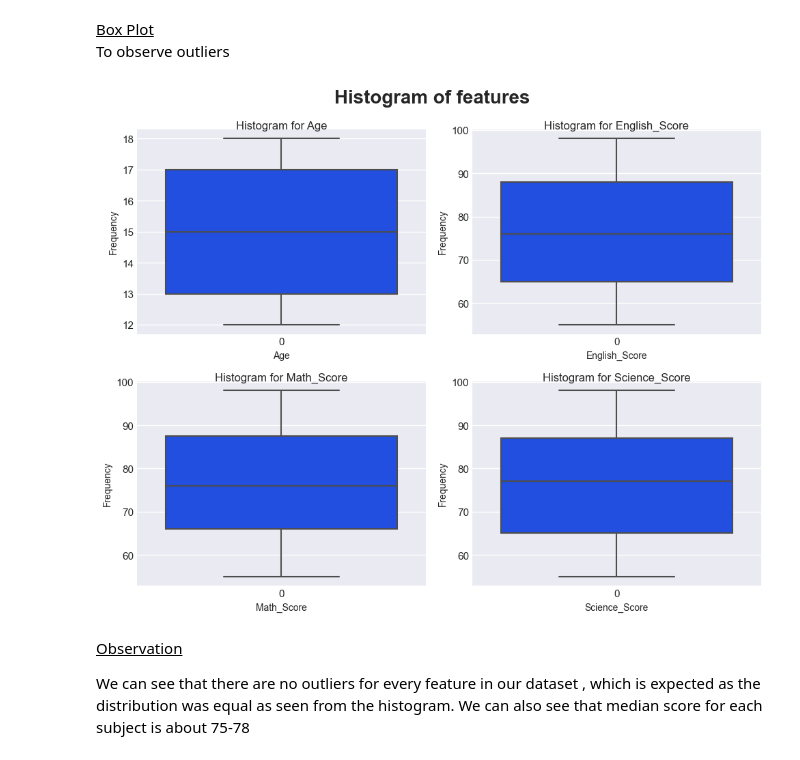
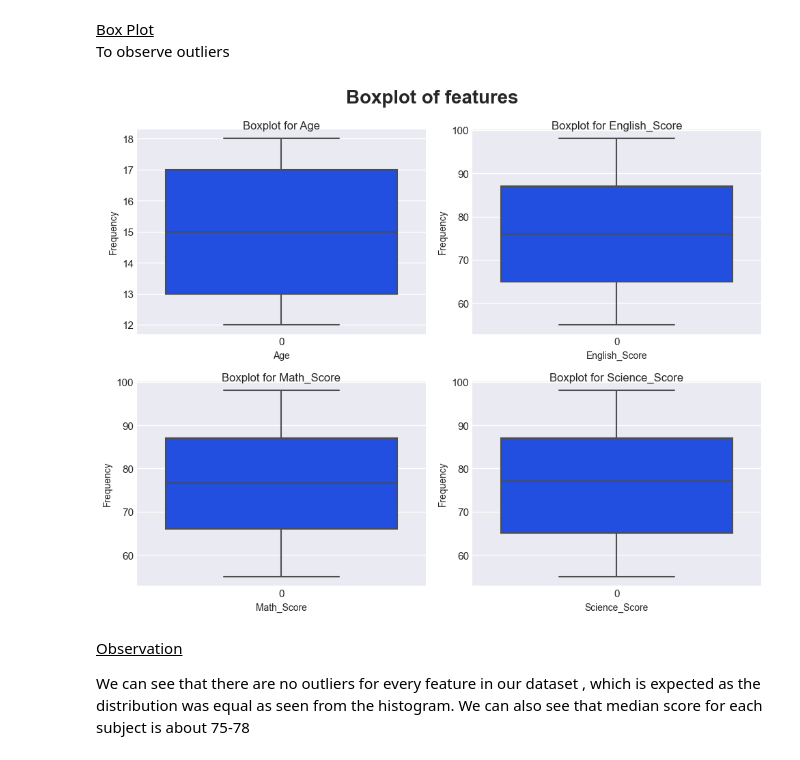
Before and after one commit to y0ngjie/AIML-ST1511-CA2, a Jupyter notebook: clustering copy.ipynb, the cells around one changed output. Cells and saved outputs as stored; diff of their text form; code cells hidden in the pictures.

```diff
--- a/clustering copy.ipynb
+++ b/clustering copy.ipynb
@@ -168,16 +170,16 @@ To observe outliers
 # %%
 fig, axs = plt.subplots(2, 2 , tight_layout=False, figsize=(10, 8))
 
 for i, (col, ax) in enumerate(zip(df_eda.columns[1:], axs.flatten())):
     sns.boxplot(df[col], ax=ax)
     ax.set_xlabel(col, fontsize=10)
     ax.set_ylabel("Frequency", fontsize=10)
-    ax.set_title(f"Histogram for {col}", fontsize=12, pad=0.4)
+    ax.set_title(f"Boxplot for {col}", fontsize=12, pad=0.4)
 
-plt.suptitle("Histogram of features", fontsize=20, fontweight='bold')
+plt.suptitle("Boxplot of features", fontsize=20, fontweight='bold')
 plt.show()
 # %% [output]
-[figure, old version]
+[figure, new version]
 # %% [markdown]
 <u>Observation</u><br>
 
```
Also changed, not shown: parts of 14 cells of this notebook, 3 other files.
